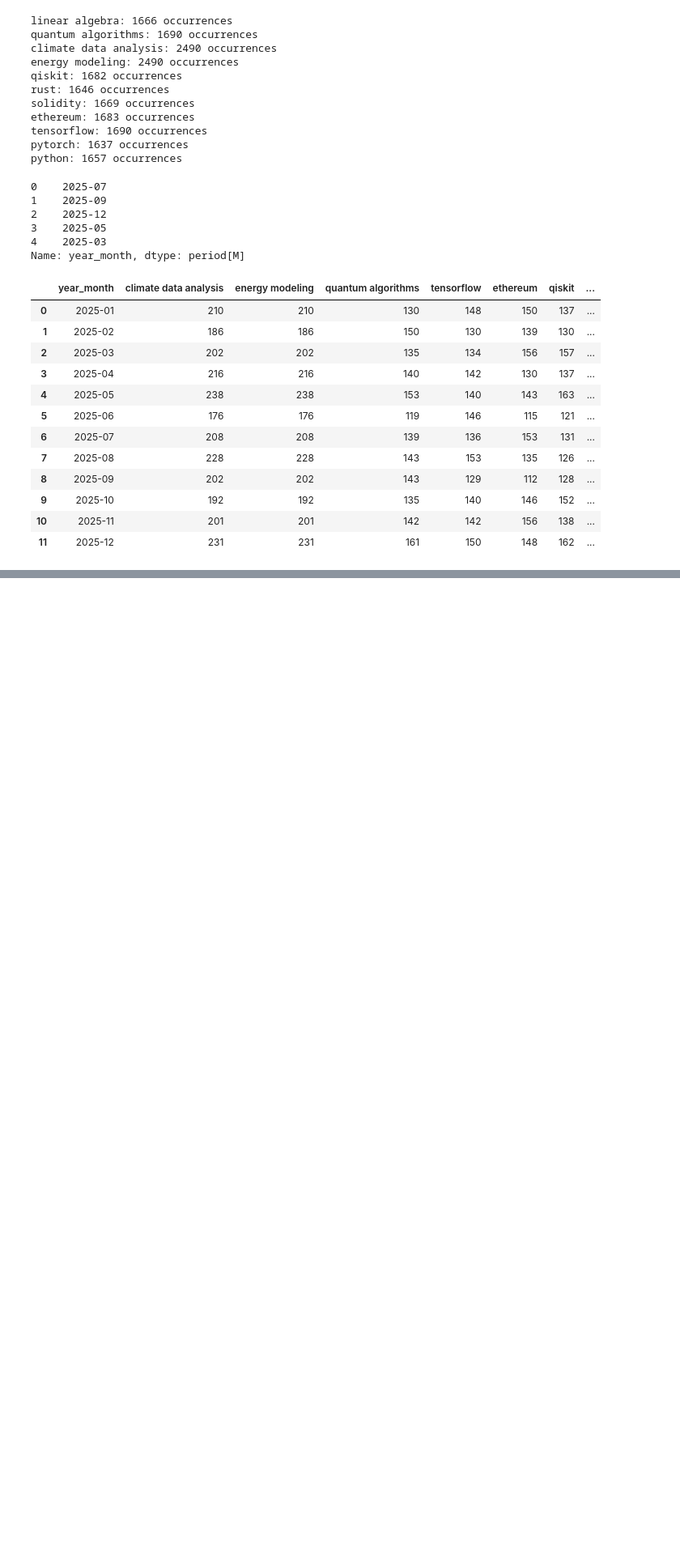
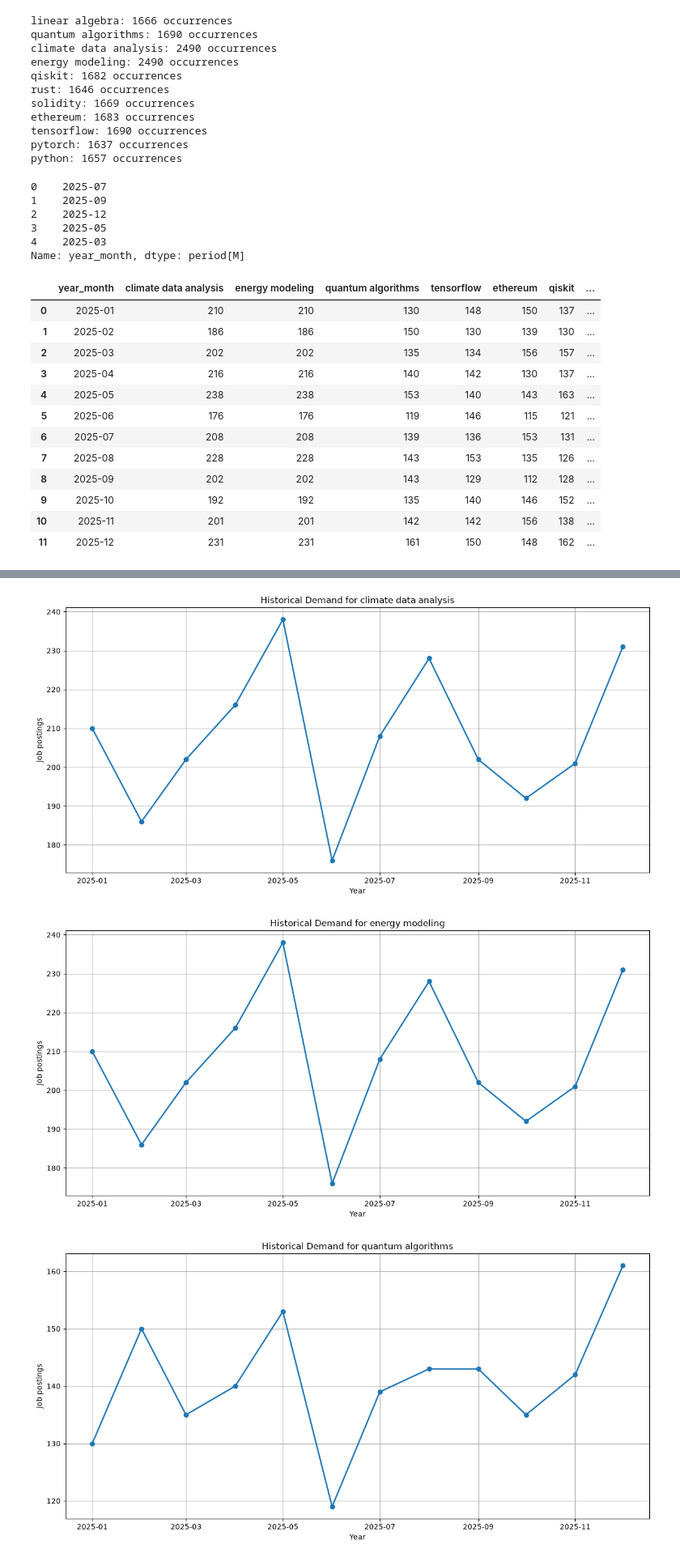
Before and after one commit to mohak201/AI-Workflow-Intelligence-, a Jupyter notebook: notebooks/stage3_forecasting.ipynb, the cells around one changed output, grey strips where cells are left out. Shown at 81% size. Saved outputs shown, nothing was run; the diff lists cells and outputs as text; code cells hidden in the pictures; blank space fills up the shorter version.

```diff
--- a/notebooks/stage3_forecasting.ipynb
+++ b/notebooks/stage3_forecasting.ipynb
@@ -146,0 +158,9 @@ skill_freq
+# %%
+skill_time_series = {}
+
+for skill in top_skills.index:
+    ts=skill_freq[["year_month", skill]].copy()
+    ts.columns = ["year_month", "demand"]
+    ts["year_month"] = ts["year_month"].dt.to_timestamp()
+
+    skill_time_series[skill]=ts
@@ -146,0 +176,24 @@ skill_freq
+# %%
+for skill, ts in skill_time_series.items():
+    plt.figure(figsize=(12, 6))
+    plt.plot(
+        ts["year_month"],
+        ts["demand"],
+        marker="o",
+        linewidth=2,
+    )
+    plt.title(f"Historical Demand for {skill}")
+    plt.xlabel("Year")
+    plt.ylabel("Job postings")
+    plt.grid(True)
+    plt.tight_layout()
+    plt.savefig(
+    f"../outputs/forecast/{skill}.png",
+    dpi=300,
+    bbox_inches="tight"
+)
+    plt.show()
+# %% [output]
+[figure, added]
+[figure, added]
+[figure, added]
```
Also changed, not shown: parts of 3 cells of this notebook, 19 other files.
